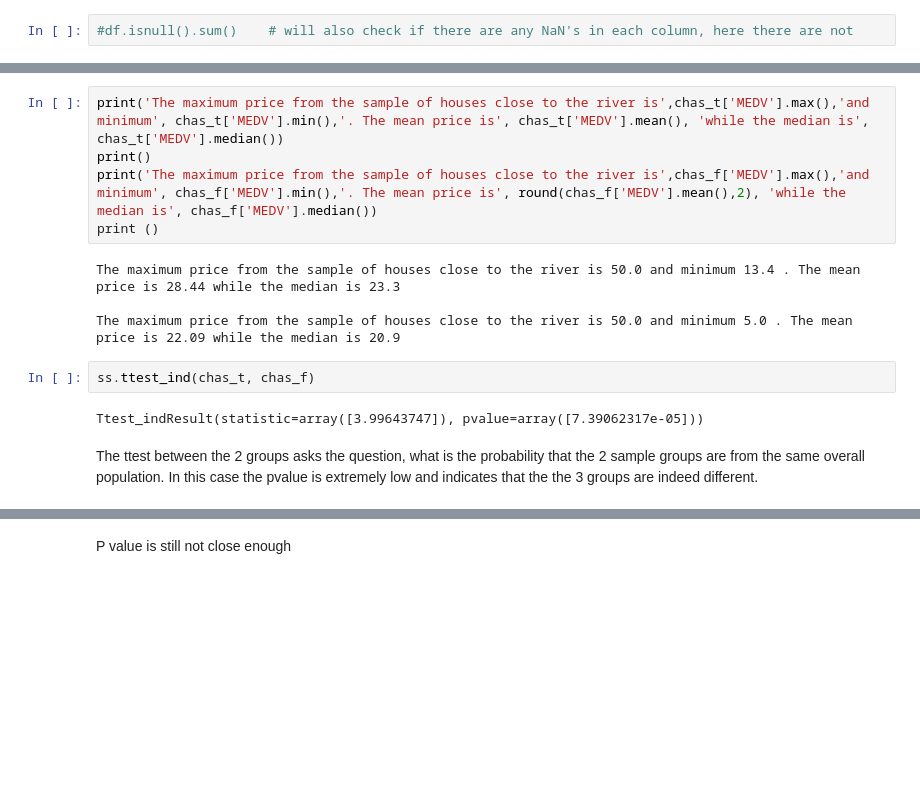
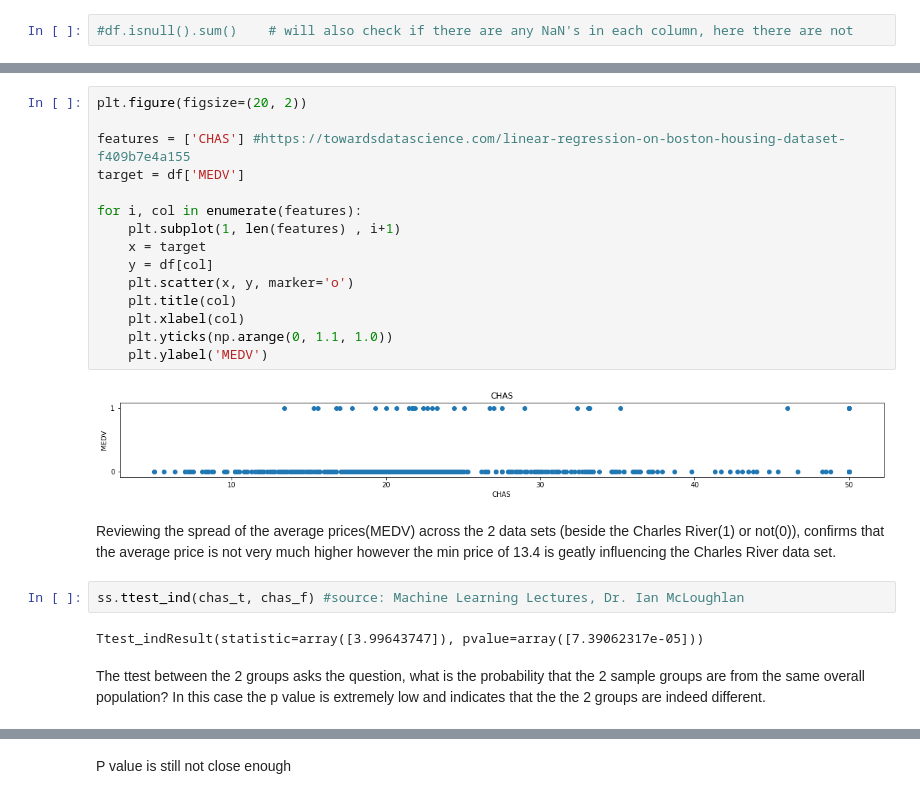
Before and after one commit to eimearbutler7/Sem_4_Machine_Learning_Assessment, a Jupyter notebook: Boston House Prices.ipynb.ipynb, the cells around one changed output, grey strips where cells are left out. Cells and saved outputs as stored; diff of their text form; blank space fills up the shorter version.

```diff
--- a/Boston House Prices.ipynb.ipynb
+++ b/Boston House Prices.ipynb.ipynb
@@ -109,16 +92,26 @@ The number of properties NOT by the Charles River are 471 from 506. This set is
-# %%
-print('The maximum price from the sample of houses close to the river is',chas_t['MEDV'].max(),'and minimum', chas_t['MEDV'].min(),'. The mean price is', chas_t['MEDV'].mean(), 'while the median is', chas_t['MEDV'].median())
-print()
-print('The maximum price from the sample of houses close to the river is',chas_f['MEDV'].max(),'and minimum', chas_f['MEDV'].min(),'. The mean price is', round(chas_f['MEDV'].mean(),2), 'while the median is', chas_f['MEDV'].median())
-print ()
-# %% [output]
-The maximum price from the sample of houses close to the river is 50.0 and minimum 13.4 . The mean price is 28.44 while the median is 23.3
-
-The maximum price from the sample of houses close to the river is 50.0 and minimum 5.0 . The mean price is 22.09 while the median is 20.9
+# %%
+plt.figure(figsize=(20, 2))
+
+features = ['CHAS'] #https://towardsdatascience.com/linear-regression-on-boston-housing-dataset-f409b7e4a155
+target = df['MEDV']
+
+for i, col in enumerate(features):
+    plt.subplot(1, len(features) , i+1)
+    x = target
+    y = df[col]
+    plt.scatter(x, y, marker='o')
+    plt.title(col)
+    plt.xlabel(col)
+    plt.yticks(np.arange(0, 1.1, 1.0))
+    plt.ylabel('MEDV')
+# %% [output]
+[figure, added]
+# %% [markdown]
+Reviewing the spread of the average prices(MEDV) across the 2 data sets (beside the Charles River(1) or not(0)), confirms that the average price is not very much higher however the min price of 13.4 is geatly influencing the Charles River data set.
 # %%
-ss.ttest_ind(chas_t, chas_f)
+ss.ttest_ind(chas_t, chas_f) #source: Machine Learning Lectures, Dr. Ian McLoughlan
 # %% [output]
 Ttest_indResult(statistic=array([3.99643747]), pvalue=array([7.39062317e-05]))
 # %% [markdown]
-The ttest between the 2 groups asks the question, what is the probability that the 2 sample groups are from the same overall population. In this case the pvalue is extremely low and indicates that the the 3 groups are indeed different.
+The ttest between the 2 groups asks the question, what is the probability that the 2 sample groups are from the same overall population? In this case the p value is extremely low and indicates that the the 2 groups are indeed different.
 # %%
```
Also changed, not shown: parts of 25 cells of this notebook, 1 other file.
